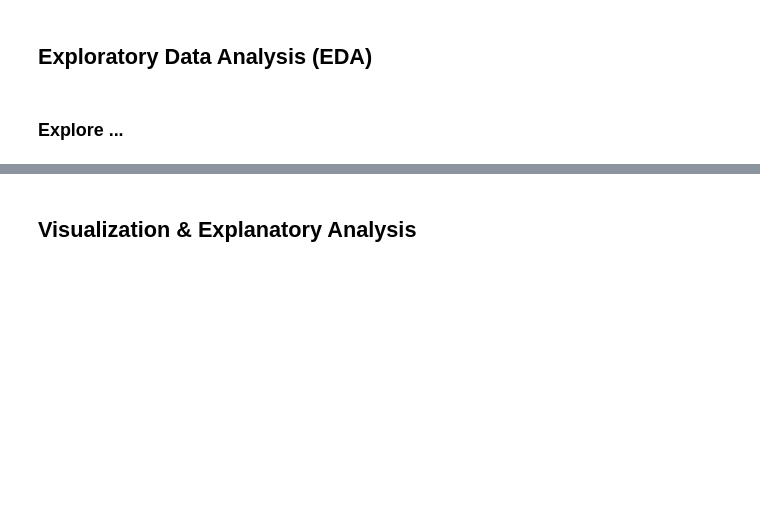
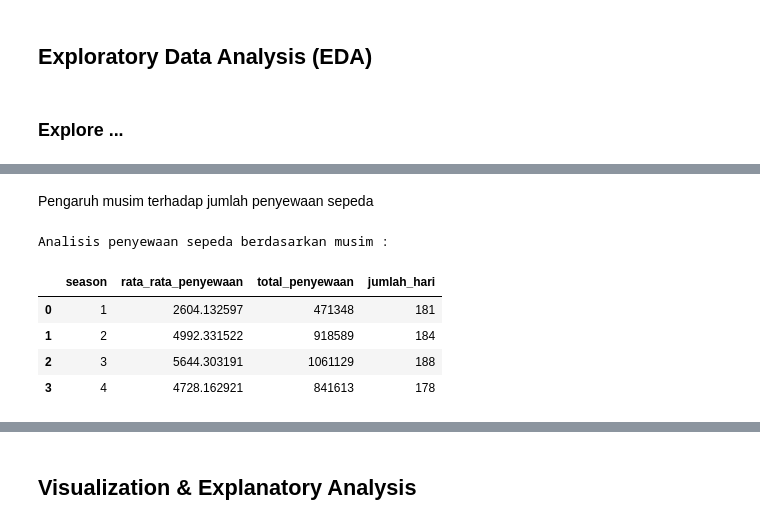
Before and after one commit to mutazs21/Analisis-Data-Bike-Sharing, a Jupyter notebook: Proyek_Analisis_Data.ipynb, the cells around one changed output, grey strips where cells are left out. Saved outputs shown, nothing was run; the diff lists cells and outputs as text; code cells hidden in the pictures; blank space fills up the shorter version.

```diff
--- a/Proyek_Analisis_Data.ipynb
+++ b/Proyek_Analisis_Data.ipynb
@@ -250,0 +258,15 @@ plt.show()
+# %% [markdown]
+Pengaruh musim terhadap jumlah penyewaan sepeda
+# %%
+# Analisis berdasarkan musim
+seasonal_rentals = day_data.groupby('season')['cnt'].agg(['mean', 'sum', 'count']).reset_index()
+seasonal_rentals.columns = ['season', 'rata_rata_penyewaan', 'total_penyewaan', 'jumlah_hari']
+print("Analisis penyewaan sepeda berdasarkan musim :")
+seasonal_rentals
+# %% [output]
+Analisis penyewaan sepeda berdasarkan musim :
+|  | season | rata_rata_penyewaan | total_penyewaan | jumlah_hari |
+| 0 | 1 | 2604.132597 | 471348 | 181 |
+| 1 | 2 | 4992.331522 | 918589 | 184 |
+| 2 | 3 | 5644.303191 | 1061129 | 188 |
+| 3 | 4 | 4728.162921 | 841613 | 178 |
```
Also changed, not shown: parts of 24 cells of this notebook, 1 other file.
